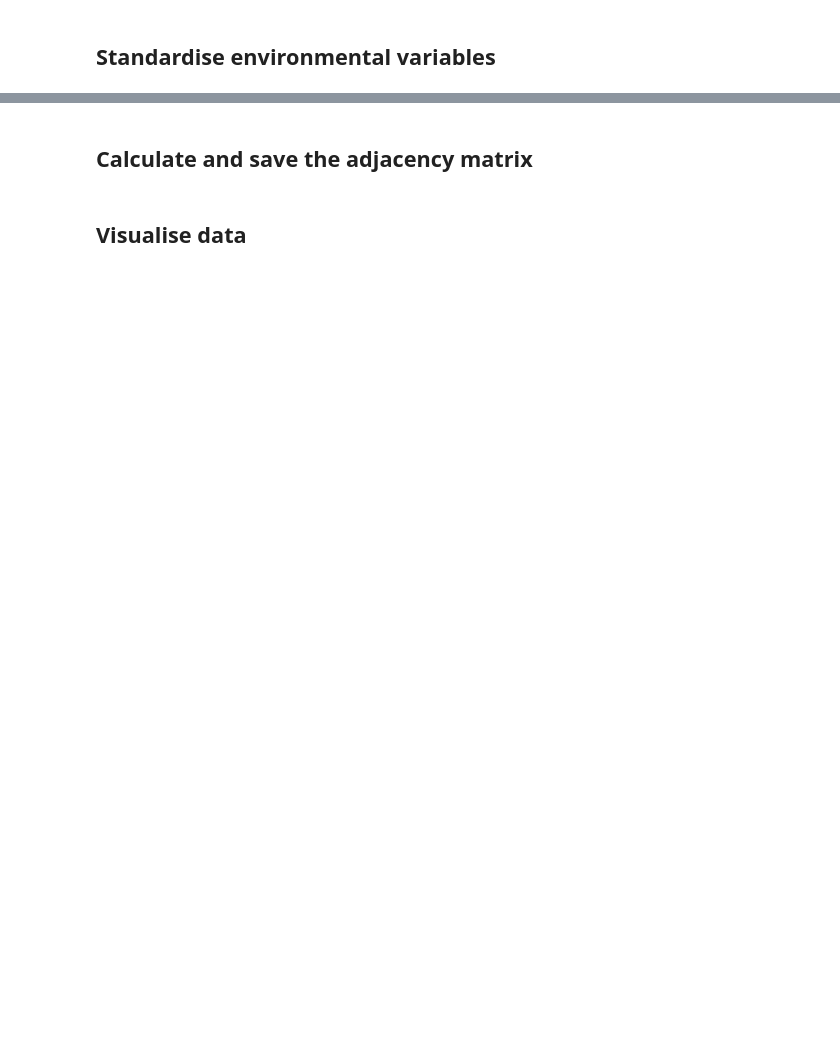
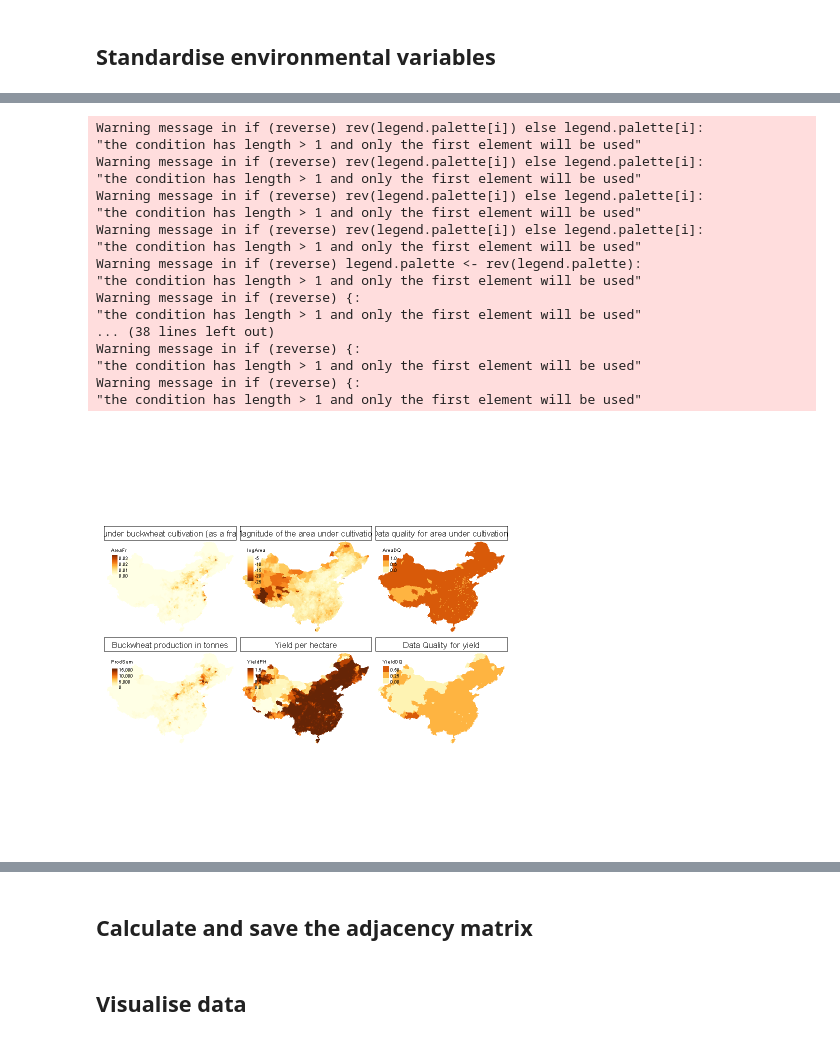
Before and after one commit to mkrzyzanska/BuckwheatNicheModelling, a Jupyter notebook: reports/03_Model_data_preparation.ipynb, the cells around one changed output, grey strips where cells are left out. Saved outputs shown, nothing was run; the diff lists cells and outputs as text; code cells hidden in the pictures; blank space fills up the shorter version.

```diff
--- a/reports/03_Model_data_preparation.ipynb
+++ b/reports/03_Model_data_preparation.ipynb
@@ -77,0 +112,3 @@ Integer64 fields read as strings:  ID_0 ID_1 ID_2 ID_3
+# %%
+# Set the legend names
+legends<-list("°C","°C","°C","g C m^−2 yr^−1","mm")
@@ -114,0 +230,31 @@ china@data <- data.frame(china@data, r.mean)
+# %%
+# Set the letters list for names
+letters<-c("a","b","c","d","e")
+# Loop over all the environmental variables and plot them for all timeslices
+for (i in c(2:5)){
+    col_names<-colnames(china@data)[grep(var_names[i],colnames(china@data))]
+    period_labels<-gsub(paste(var_names[i],"_",sep=""),"",col_names)
+    t=legends[i]
+    l=letters[i]
+    env_maps<-tm_shape(china) +
+        tm_grid(lwd = 0.05,col="grey75",n.x=2,n.y=3,labels.size = 0.8)+
+        tm_fill(col=col_names, title=t,style = "cont",n=4,legend.reverse = TRUE,palette=my_col[[i]],showNA = F) +
+        tm_shape(outer_border)+
+        tm_borders(col="grey",lwd=0.5)+
+        tm_facets(free.scales=TRUE,free.coords=TRUE,ncol=2,nrow=4)+
+        tm_layout(panel.labels=period_labels,
+              panel.label.bg.color="white",
+              frame=FALSE,
+              frame.lwd=NA,
+              legend.position=c("left","bottom"),
+              panel.label.fontface = "bold",
+              panel.label.height=1.5,
+              panel.label.size = 1,
+              legend.text.size = 0.6,
+              legend.height=0.5)
+
+    # Save the plot
+    width=21
+    height=29.7
+    tmap_save(tm = env_maps,filename = paste(path2envMapsAE,l,var_names[i],".png",sep=""),width = width,height = height,units = "cm",dpi = 300)
+}
@@ -202,0 +389,2 @@ writeOGR(obj=china, dsn="data/china_data", layer="china_data", driver="ESRI Shap
+# %%
+china<-readOGR(dsn="data/china_data", layer="china_data")
@@ -202,0 +444,27 @@ writeOGR(obj=china, dsn="data/china_data", layer="china_data", driver="ESRI Shap
+# %%
+prod_maps<-tm_shape(china) +
+    tm_fill(col=c("AreaFr","logArea","AreaDQ","ProdSum","YieldPH","YieldDQ"),style = c("cont","cont","cat","cont","cont","cat"),legend.reverse = c(TRUE,TRUE,FALSE,TRUE,FALSE,FALSE),palette=c("YlOrBr"),showNA = F)+
+    tm_layout(panel.labels=c("Area under buckwheat cultivation (as a fraction)", "Magnitude of the area under cultivation","Data quality for area under cultivation ","Buckwheat production in tonnes","Yield per hectare","Data Quality for yield"),panel.label.bg.color="white",
+              frame=FALSE,legend.outside.size=0.15,legend.outside = FALSE,legend.text.size = 0.8,
+              panel.label.size = 1.5,legend.title.size=1)+
+    tm_facets(ncol=3)
+prod_maps
+# %% [output]
+Warning message in if (reverse) rev(legend.palette[i]) else legend.palette[i]:
+"the condition has length > 1 and only the first element will be used"
+Warning message in if (reverse) rev(legend.palette[i]) else legend.palette[i]:
+"the condition has length > 1 and only the first element will be used"
+Warning message in if (reverse) rev(legend.palette[i]) else legend.palette[i]:
+"the condition has length > 1 and only the first element will be used"
+Warning message in if (reverse) rev(legend.palette[i]) else legend.palette[i]:
+"the condition has length > 1 and only the first element will be used"
+Warning message in if (reverse) legend.palette <- rev(legend.palette):
+"the condition has length > 1 and only the first element will be used"
+Warning message in if (reverse) {:
+"the condition has length > 1 and only the first element will be used"
+... (38 lines left out)
+Warning message in if (reverse) {:
+"the condition has length > 1 and only the first element will be used"
+Warning message in if (reverse) {:
+"the condition has length > 1 and only the first element will be used"
+[figure, added]
```
Also changed, not shown: parts of 68 cells of this notebook, 3 other files.
